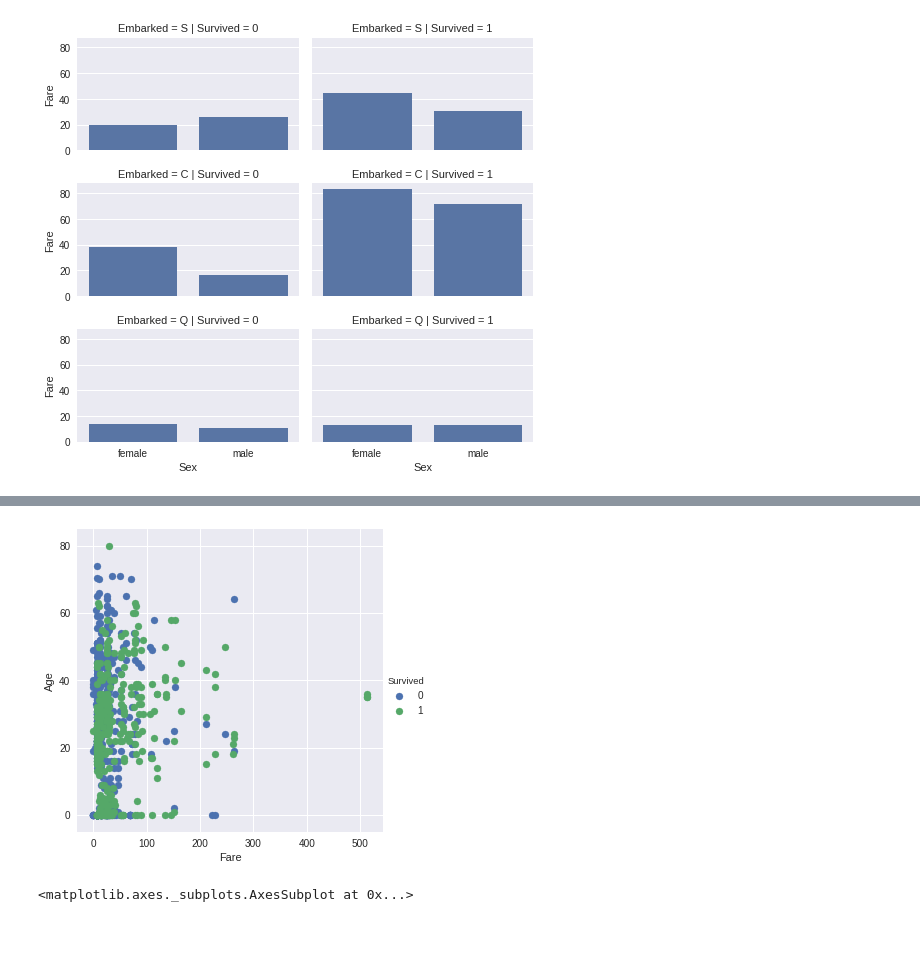
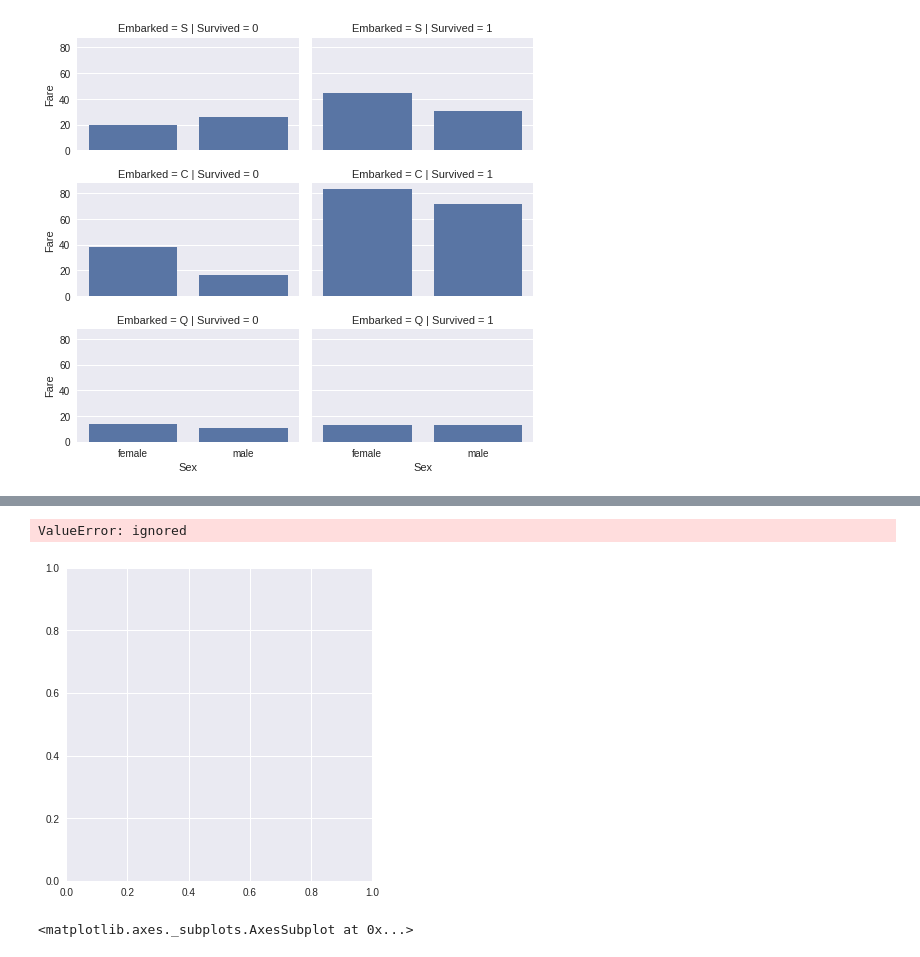
Before and after one commit to redman157/HocML, a Jupyter notebook: Titanic_1.ipynb, the cells around one changed output, grey strips where cells are left out. Drawn from its saved outputs; the diff is of its cells as text; code cells hidden in the pictures.

```diff
--- a/Titanic_1.ipynb
+++ b/Titanic_1.ipynb
@@ -89,6 +84,7 @@ import pandas as pd
 import numpy as np
 import seaborn as sns
 import sklearn
+import matplotlib.pyplot as plt
 from sklearn.preprocessing import OneHotEncoder, LabelEncoder
 from sklearn.model_selection import train_test_split
 from sklearn.tree import DecisionTreeClassifier
@@ -98,32 +94,43 @@ training = pd.read_csv('train.csv')
 test = pd.read_csv('test.csv')
 gender =  pd.read_csv('gender_submission.csv')
 
-X = training
+X = training.drop('Survived',axis = 1 )
 y = training.Survived
-
+#drop name + pass id
 feature_train = X.drop(['Name','PassengerId'],axis = 1)
+feature_test = test.drop(['Name','PassengerId'],axis = 1)
+# chuan hoa SEX
 gioitinh= {'male':0,'female':1}
 feature_train.Sex.replace(gioitinh,inplace = True)
-
+feature_test.Sex.replace(gioitinh,inplace = True)
+# chuan hoa embarked
 embarked = {'S':1,'C':2,'Q':3}
 feature_train.Embarked.replace(embarked,inplace = True)
 feature_train.Embarked.fillna(0,inplace = True)
 
+feature_test.Embarked.replace(embarked,inplace = True)
+feature_test.Embarked.fillna(0,inplace = True)
+# chuan hoa family =  Sibsp + parch
 feature_train['Family'] = feature_train.SibSp  + feature_train.Parch
 feature_train.Family.loc[feature_train.Family > 0] =1
 feature_train.Family.loc[feature_train.Family == 0] = 0
 
+feature_test['Family'] = feature_train.SibSp  + feature_train.Parch
+feature_test.Family.loc[feature_train.Family > 0] =1
+feature_test.Family.loc[feature_train.Family == 0] = 0
+#chuan hoa AGE
 feature_train.Age.fillna(0,inplace = True)
+feature_test.Age.fillna(0,inplace = True)
 
 feature_train.Cabin.fillna("X",inplace = True)
 feature_train.Cabin = [i[0] for i in feature_train.Cabin]
 s = feature_train.Cabin.sort_values().unique()
 label = pd.factorize(s)
+feature_train.Cabin = feature_train.Cabin.replace(label[1],label[0])
 
-feature_train.Cabin = feature_train.Cabin.replace(label[1],label[0])
 X = feature_train.drop(['Ticket','SibSp','Parch'],axis= 1)
 
-X_train,X_val,y_train,y_val = train_test_split(X,y)
+print(feature_train.shape, feature_test.shape)
 # %% [output]
 A value is trying to be set on a copy of a slice from a DataFrame
 
@@ -200,0 +205,4 @@ training.describe(include = 'all')
+# %%
+from sklearn.tree import DecisionTreeClassifier
+dtree = DecisionTreeClassifier()
+dtree.fit(X,y)
@@ -201,10 +245,11 @@ training.describe(include = 'all')
 # %%
 import seaborn as sns
 import matplotlib.pyplot as plt
-sns.FacetGrid(X, hue = 'Survived', size = 5).map(plt.scatter,'Fare','Age').add_legend()
+sns.FacetGrid(X, hue = 'Survived', size = 5).map(plt.hist,'Fare','Age').add_legend()
 plt.show()
 # %% [output]
+ValueError: ignored
-[figure, old version]
+[figure, new version]
 # %%
 sns.barplot("Age","Survived", data = X)
 # %% [output]
```
Also changed, not shown: parts of 13 cells of this notebook.
